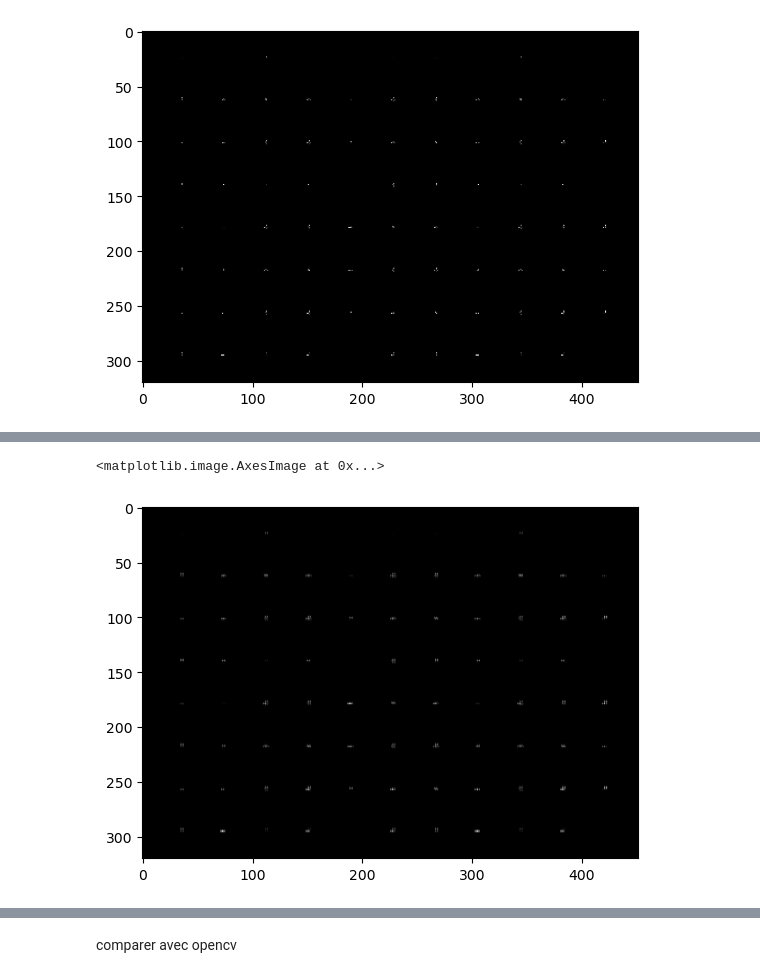
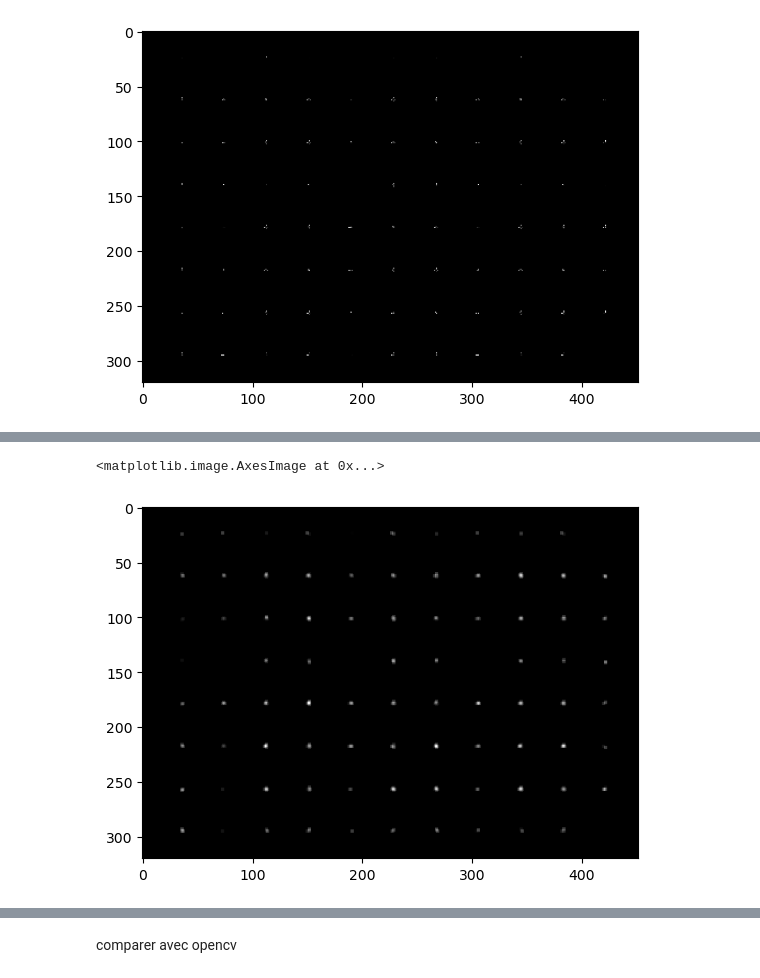
Before and after one commit to imadBO/Digital-Image-Processing, a Jupyter notebook: TP4/TP 4 - Descripteurs d'images.ipynb, the cells around one changed output, grey strips where cells are left out. Saved outputs shown, nothing was run; the diff lists cells and outputs as text; code cells hidden in the pictures.

```diff
--- a/TP4/TP 4 - Descripteurs d'images.ipynb
+++ b/TP4/TP 4 - Descripteurs d'images.ipynb
@@ -313,7 +269,7 @@ plt.imshow(imgPow2YDeriv,cmap='gray')
 # %%
 # Applying gauss filter to the image (Ix Iy).
-imgXY=convolution(xyImg,gaussianMask,1)
+imgXY= cv.GaussianBlur(np.uint8(xyImg),ksize=(3,3),sigmaX=20, borderType=cv.BORDER_REFLECT)
 plt.imshow(imgXY,cmap='gray')
 # %% [output]
 <matplotlib.image.AxesImage at 0x...>
-[figure, old version]
+[figure, new version]
```
Also changed, not shown: parts of 11 cells of this notebook.
